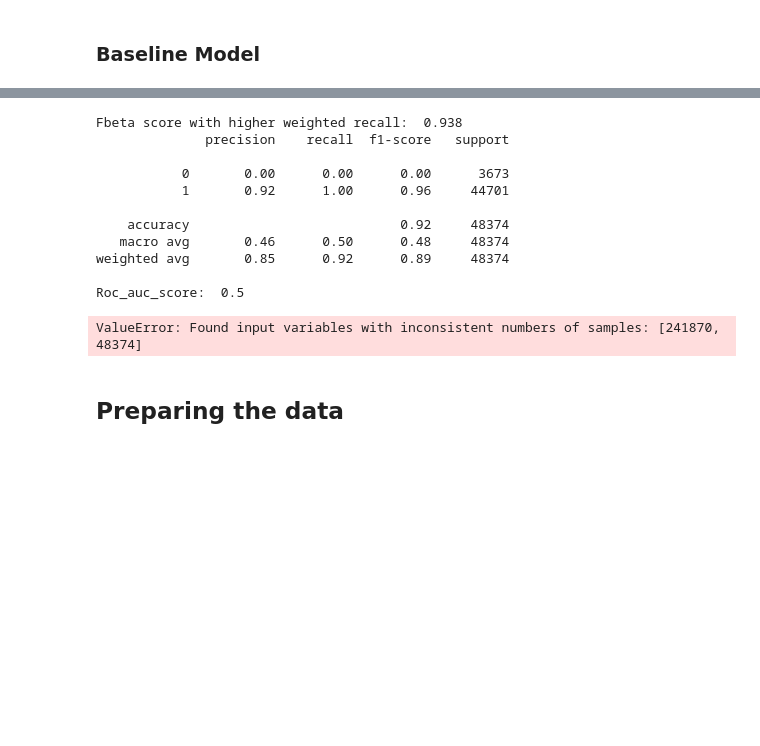
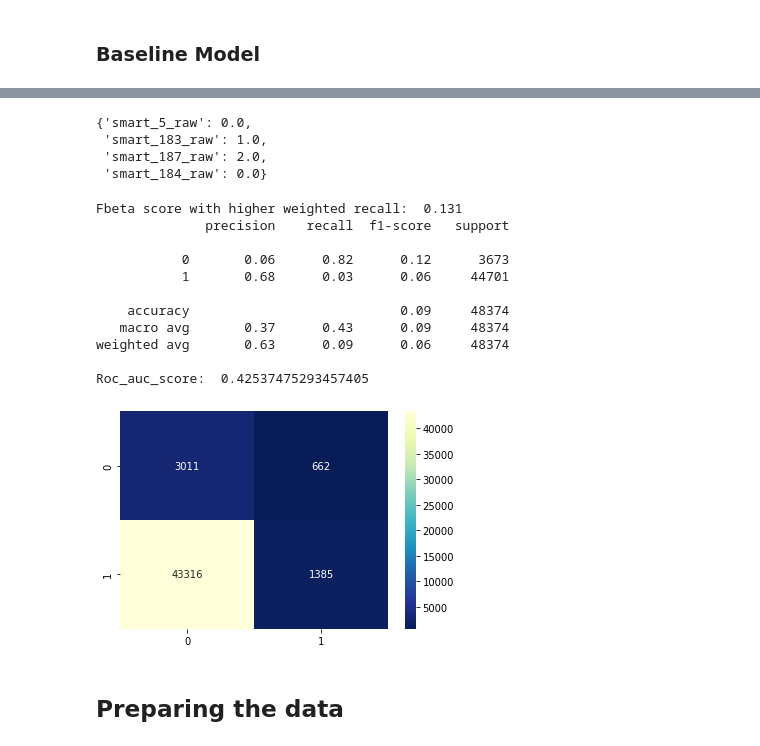
Before and after one commit to wcmphysics/DataScienceBootcamp-Capstone, a Jupyter notebook: notebooks/Andreas_NB.ipynb, the cells around one changed output, grey strips where cells are left out. Drawn from its saved outputs; the diff is of its cells as text; code cells hidden in the pictures; blank space fills up the shorter version.

Commit message:
baseline model, 1. Week

```diff
--- a/notebooks/Andreas_NB.ipynb
+++ b/notebooks/Andreas_NB.ipynb
@@ -491,3 +515,22 @@ AttributeError: 'numpy.ndarray' object has no attribute 'isunique'
+# %%
+time_window = 30
+treshold = {}
+
+#Baseline 2
+df_time_windows = HDD_ST4000DM000.query("countdown ==@ time_window")
+for feat in features_baseline:
+    treshold[feat] = df_time_windows[feat].median()
+treshold
+# %% [output]
+{'smart_5_raw': 0.0,
+ 'smart_183_raw': 1.0,
+ 'smart_187_raw': 2.0,
+ 'smart_184_raw': 0.0}
+# %%
+# if at least 3 features are "True" (each gets an 1) it will reach 3 and therefore there will be a prediction
+num_above_treshold = 3
+y_pred = (X_test > treshold).sum(axis=1) > (num_above_treshold-1)
+y_pred_train = (X_train > treshold).sum(axis=1) > (num_above_treshold-1)
 # %%
 #transform the given target to a more reasonable one
 y_test_bool = np.where((y_test <= 3), 0, 1)
@@ -495,26 +538,25 @@ y_test_bool
 # %%
 #evaluate the baseline model and checking the classification metrics
 print("Fbeta score with higher weighted recall: ", fbeta_score(y_test, y_pred, beta=0.5).round(3))
 print(classification_report(y_test, y_pred))
 cm = confusion_matrix(y_test, y_pred)
 print("Roc_auc_score: ",roc_auc_score(y_test, y_pred))
-false_positive_rate, true_positive_rate, thresholds = roc_curve(y, y_pred)
-
+false_positive_rate, true_positive_rate, thresholds = roc_curve(y_test, y_pred)
 
 sns.heatmap(cm, cmap="YlGnBu_r", annot=True, fmt=".0f");
 # %% [output]
-Fbeta score with higher weighted recall:  0.938
+Fbeta score with higher weighted recall:  0.131
               precision    recall  f1-score   support
 
-           0       0.00      0.00      0.00      3673
-           1       0.92      1.00      0.96     44701
+           0       0.06      0.82      0.12      3673
+           1       0.68      0.03      0.06     44701
 
-    accuracy                           0.92     48374
-   macro avg       0.46      0.50      0.48     48374
-weighted avg       0.85      0.92      0.89     48374
+    accuracy                           0.09     48374
+   macro avg       0.37      0.43      0.09     48374
+weighted avg       0.63      0.09      0.06     48374
 
-Roc_auc_score:  0.5
+Roc_auc_score:  0.42537475293457405
-ValueError: Found input variables with inconsistent numbers of samples: [241870, 48374]
+[figure, added]
 # %% [markdown]
 ## Preparing the data
 # %% [markdown]
```
Also changed, not shown: parts of 9 cells of this notebook, 1 other file.
